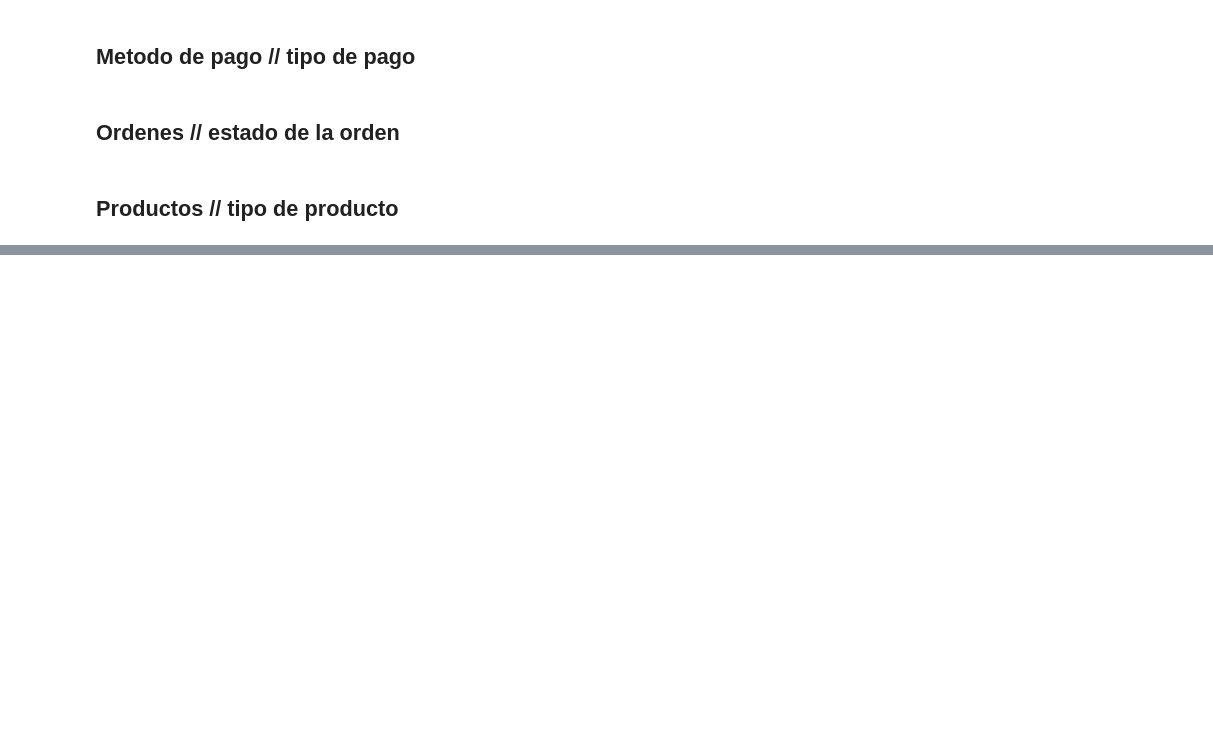
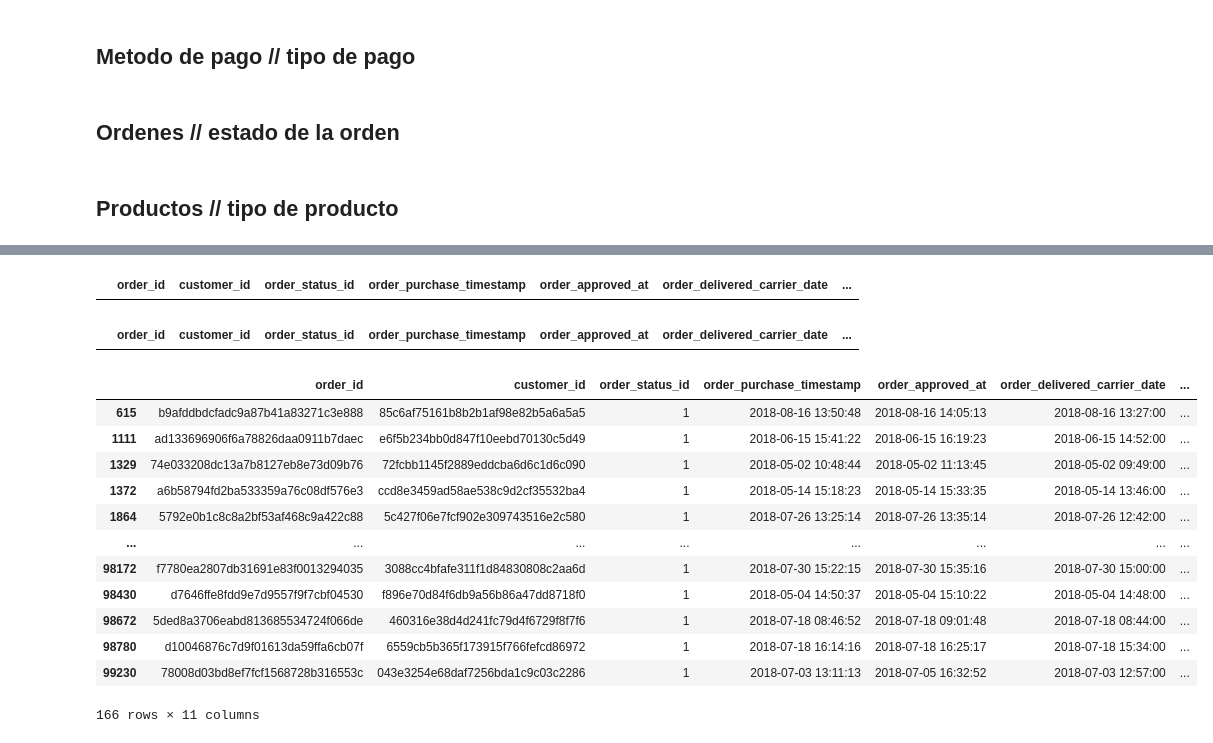
Before and after one commit to Grupo-10-DS/Data_Olist, a Jupyter notebook: etl_vane/ETL_vane.ipynb, the cells around one changed output, grey strips where cells are left out. Drawn from its saved outputs; the diff is of its cells as text; code cells hidden in the pictures; blank space fills up the shorter version.

Commit message:
etl_ordenes

```diff
--- a/etl_vane/ETL_vane.ipynb
+++ b/etl_vane/ETL_vane.ipynb
@@ -245,0 +278,3 @@ productos_tipo_producto(productos)
+# %%
+ordenes['order_purchase_timestamp'] = pd.to_datetime(ordenes['order_purchase_timestamp'])
+ordenes['order_approved_at'] = pd.to_datetime(ordenes['order_approved_at'])
@@ -245,0 +320,4 @@ productos_tipo_producto(productos)
+# %%
+import datetime
+date= datetime.timedelta(days=0, seconds=0, microseconds=0, milliseconds=0, minutes=0, hours=0, weeks=0)
+date
@@ -245,0 +331,7 @@ productos_tipo_producto(productos)
+# %%
+ordenes_outliers = ordenes.copy()
+ordenes_outliers["diff_pagoaprobado_compra"] = ordenes_outliers.order_approved_at - ordenes_outliers.order_purchase_timestamp
+ordenes_outliers["diff_despacho_compra"] = ordenes_outliers.order_delivered_carrier_date - ordenes_outliers.order_purchase_timestamp
+ordenes_outliers["diff_entregareal_compra"] = ordenes_outliers.order_delivered_customer_date - ordenes_outliers.order_purchase_timestamp
+# %%
+ordenes_outliers_select =  ordenes_outliers[(ordenes_outliers.diff_pagoaprobado_compra < date) | (ordenes_outliers.diff_despacho_compra <date )| (ordenes_outliers.diff_entregareal_compra < date)]
@@ -245,0 +370,24 @@ productos_tipo_producto(productos)
+# %%
+ordenes_outliers_select[ordenes_outliers_select.diff_entregareal_compra < date]
+# %% [output]
+|  | order_id | customer_id | order_status_id | order_purchase_timestamp | order_approved_at | order_delivered_carrier_date | ... |
+# %%
+ordenes_outliers_select[ordenes_outliers_select.diff_pagoaprobado_compra < date]
+# %% [output]
+|  | order_id | customer_id | order_status_id | order_purchase_timestamp | order_approved_at | order_delivered_carrier_date | ... |
+# %%
+ordenes_outliers_select[ordenes_outliers_select.diff_despacho_compra < date]
+# %% [output]
+|  | order_id | customer_id | order_status_id | order_purchase_timestamp | order_approved_at | order_delivered_carrier_date | ... |
+| 615 | b9afddbdcfadc9a87b41a83271c3e888 | 85c6af75161b8b2b1af98e82b5a6a5a5 | 1 | 2018-08-16 13:50:48 | 2018-08-16 14:05:13 | 2018-08-16 13:27:00 | ... |
+| 1111 | ad133696906f6a78826daa0911b7daec | e6f5b234bb0d847f10eebd70130c5d49 | 1 | 2018-06-15 15:41:22 | 2018-06-15 16:19:23 | 2018-06-15 14:52:00 | ... |
+| 1329 | 74e033208dc13a7b8127eb8e73d09b76 | 72fcbb1145f2889eddcba6d6c1d6c090 | 1 | 2018-05-02 10:48:44 | 2018-05-02 11:13:45 | 2018-05-02 09:49:00 | ... |
+| 1372 | a6b58794fd2ba533359a76c08df576e3 | ccd8e3459ad58ae538c9d2cf35532ba4 | 1 | 2018-05-14 15:18:23 | 2018-05-14 15:33:35 | 2018-05-14 13:46:00 | ... |
+| 1864 | 5792e0b1c8c8a2bf53af468c9a422c88 | 5c427f06e7fcf902e309743516e2c580 | 1 | 2018-07-26 13:25:14 | 2018-07-26 13:35:14 | 2018-07-26 12:42:00 | ... |
+| ... | ... | ... | ... | ... | ... | ... | ... |
+| 98172 | f7780ea2807db31691e83f0013294035 | 3088cc4bfafe311f1d84830808c2aa6d | 1 | 2018-07-30 15:22:15 | 2018-07-30 15:35:16 | 2018-07-30 15:00:00 | ... |
+| 98430 | d7646ffe8fdd9e7d9557f9f7cbf04530 | f896e70d84f6db9a56b86a47dd8718f0 | 1 | 2018-05-04 14:50:37 | 2018-05-04 15:10:22 | 2018-05-04 14:48:00 | ... |
+| 98672 | 5ded8a3706eabd813685534724f066de | 460316e38d4d241fc79d4f6729f8f7f6 | 1 | 2018-07-18 08:46:52 | 2018-07-18 09:01:48 | 2018-07-18 08:44:00 | ... |
+| 98780 | d10046876c7d9f01613da59ffa6cb07f | 6559cb5b365f173915f766fefcd86972 | 1 | 2018-07-18 16:14:16 | 2018-07-18 16:25:17 | 2018-07-18 15:34:00 | ... |
+| 99230 | 78008d03bd8ef7fcf1568728b316553c | 043e3254e68daf7256bda1c9c03c2286 | 1 | 2018-07-03 13:11:13 | 2018-07-05 16:32:52 | 2018-07-03 12:57:00 | ... |
+166 rows × 11 columns
```
Also changed, not shown: parts of 25 cells of this notebook, 4 other files.
